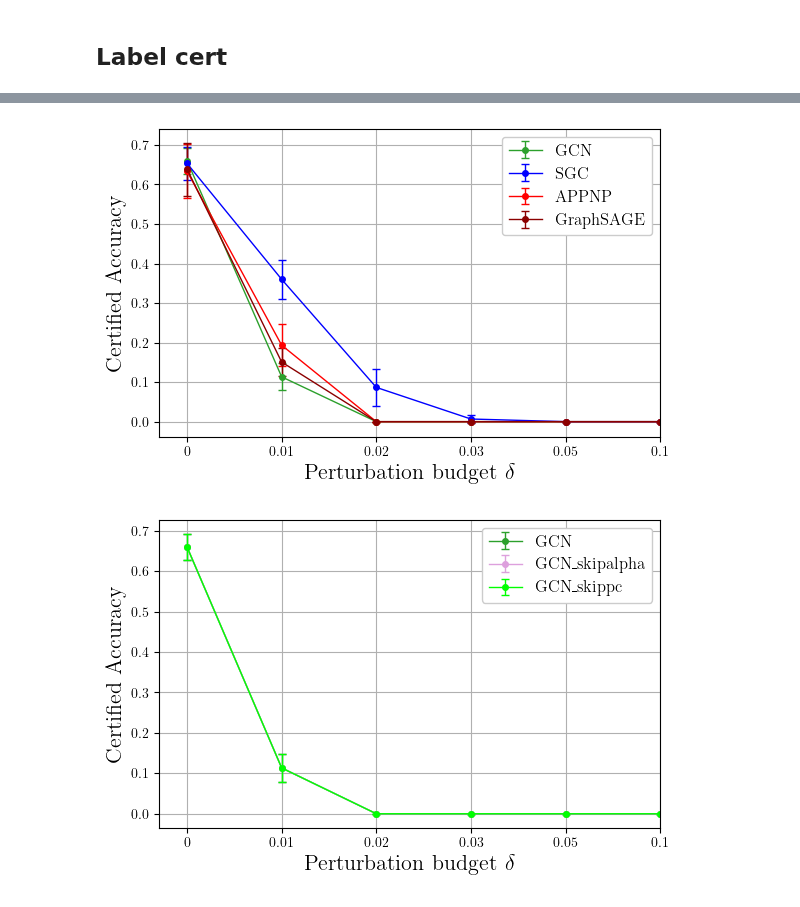
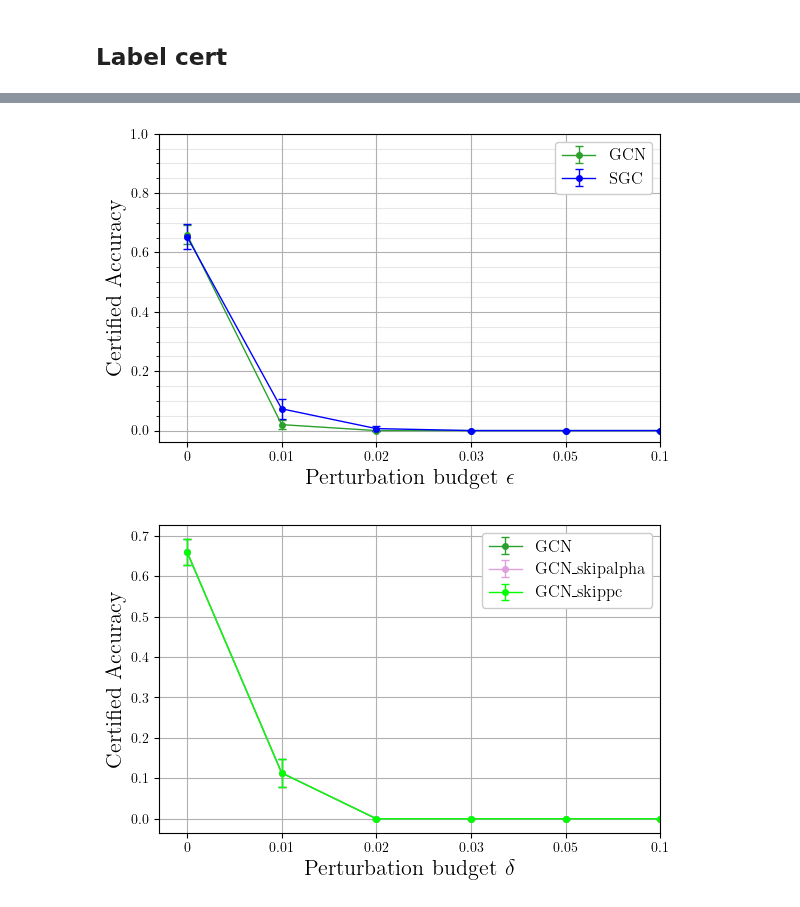
Before and after one commit to saper0/qpcert, a Jupyter notebook: notebooks/label_certification_onenode_multi/citeseer_inexact.ipynb, the cells around one changed output, grey strips where cells are left out. Cells and saved outputs as stored; diff of their text form; code cells hidden in the pictures.

```diff
--- a/notebooks/label_certification_onenode_multi/citeseer_inexact.ipynb
+++ b/notebooks/label_certification_onenode_multi/citeseer_inexact.ipynb
@@ -8,19 +8,19 @@ from utils import ExperimentManager
 import matplotlib.pyplot as plt
 # %%
 gcn_exp = dict(
-    collection = "l_citeseer_n10_cert_label",
+    collection = "l_citeseer_n10_cert_label_inexact",
     start_id = 1,
     end_id = 2250,
     n_seeds = 3,
 )
 sage_exp = dict(
-    collection = "l_citeseer_n10_cert_label",
+    collection = "l_citeseer_n10_cert_label_inexact",
     start_id = 3751,
     end_id = 4500,
     n_seeds = 3,
 )
 skip_exp = dict(
-    collection = "l_citeseer_n10_cert_label",
+    collection = "l_citeseer_n10_cert_label_inexact",
     start_id = 5251,
     end_id = 6750,
     n_seeds = 3,
@@ -33,13 +33,13 @@ plt.rcParams.update({
 })
 # %%
 gcn_exp = dict(
-    collection = "l_citeseer_n10_cert_label",
+    collection = "l_citeseer_n10_cert_label_inexact",
     start_id = 1,
     end_id = 750,
     n_seeds = 3,
 )
 skip_exp = dict(
-    collection = "l_citeseer_n10_cert_label",
+    collection = "l_citeseer_n10_cert_label_inexact",
     start_id = 5251,
     end_id = 6750,
     n_seeds = 3,
@@ -114,10 +113,10 @@ Loading 1000th experiment...
 6601
 # %%
 C_l = None
-models = ["GCN", "SGC", "APPNP", "GraphSAGE"]
+models = ["GCN", "SGC"]
 experiment_manager.plot_robust_acc_delta_v2(models, C_l, delta_l=delta_l)
 # %% [output]
-[figure, old version]
+[figure, new version]
 # %%
 C_l = None
 models = ["GCN", "GCN_skipalpha", "GCN_skippc"]
```
Also changed, not shown: parts of 1 cell of this notebook, 6 other files.
